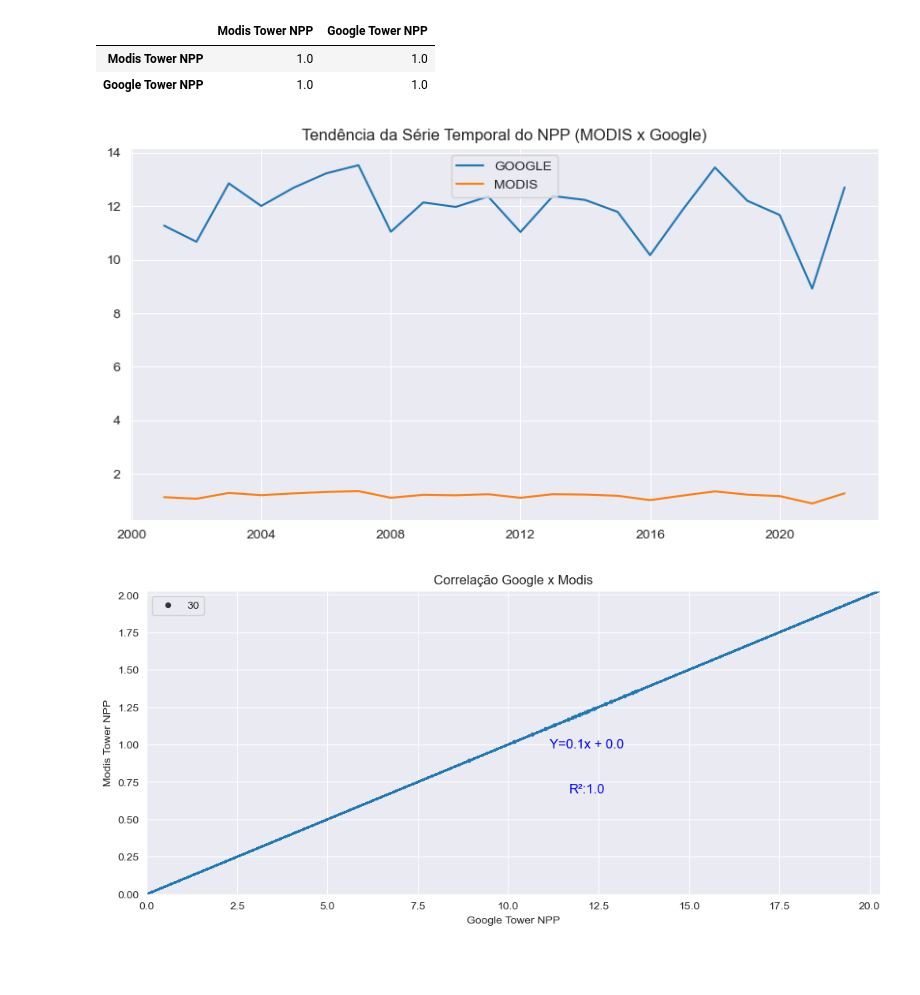
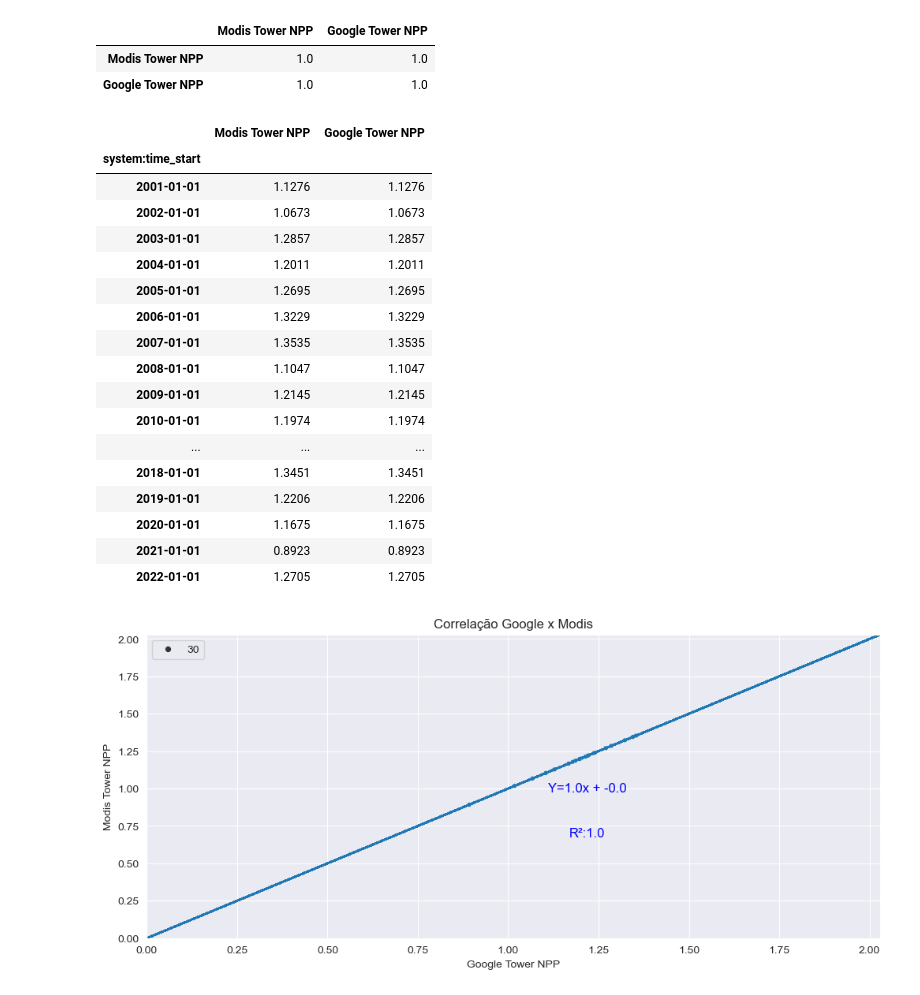
Before and after one commit to albert-santos/remote-sensing, a Jupyter notebook: Jean/Santarem/ComparacaoGoogle.ipynb, the cells around one changed output. Cells and saved outputs as stored; diff of their text form; code cells hidden in the pictures; blank space fills up the shorter version.

```diff
--- a/Jean/Santarem/ComparacaoGoogle.ipynb
+++ b/Jean/Santarem/ComparacaoGoogle.ipynb
@@ -167,24 +189,33 @@ npp_dataframe = {
     'Google Tower NPP': google_data['Npp'].values,
 }
 npp_dataframe = pd.DataFrame(npp_dataframe,index=npp_google.index)
-npp_dataframe['Google Tower NPP'] = pd.to_numeric(npp_dataframe['Google Tower NPP'])
+npp_dataframe['Google Tower NPP'] = pd.to_numeric(npp_dataframe['Google Tower NPP']) / 10
 npp_dataframe.corr()
 # %% [output]
 |  | Modis Tower NPP | Google Tower NPP |
 | Modis Tower NPP | 1.0 | 1.0 |
 | Google Tower NPP | 1.0 | 1.0 |
-# %%
-google_decomponsicao = seasonal_decompose(npp_dataframe['Google Tower NPP'])
-modis_decomponsicao = seasonal_decompose(npp_dataframe['Modis Tower NPP'])
-
-plt.figure(figsize=(10,5))
-plt.plot(google_decomponsicao.trend)
-plt.plot(modis_decomponsicao.trend)
-
-plt.title("Tendência da Série Temporal do NPP (MODIS x Google)")
-plt.legend(['GOOGLE','MODIS'],loc='upper center').set_visible(True)
-# %% [output]
-[figure, removed]
+# %%
+npp_dataframe
+# %% [output]
+|  | Modis Tower NPP | Google Tower NPP |
+| system:time_start |  |  |
+| 2001-01-01 | 1.1276 | 1.1276 |
+| 2002-01-01 | 1.0673 | 1.0673 |
+| 2003-01-01 | 1.2857 | 1.2857 |
+| 2004-01-01 | 1.2011 | 1.2011 |
+| 2005-01-01 | 1.2695 | 1.2695 |
+| 2006-01-01 | 1.3229 | 1.3229 |
+| 2007-01-01 | 1.3535 | 1.3535 |
+| 2008-01-01 | 1.1047 | 1.1047 |
+| 2009-01-01 | 1.2145 | 1.2145 |
+| 2010-01-01 | 1.1974 | 1.1974 |
+| ... | ... | ... |
+| 2018-01-01 | 1.3451 | 1.3451 |
+| 2019-01-01 | 1.2206 | 1.2206 |
+| 2020-01-01 | 1.1675 | 1.1675 |
+| 2021-01-01 | 0.8923 | 0.8923 |
+| 2022-01-01 | 1.2705 | 1.2705 |
 # %%
 eixo_x = 'Google Tower NPP'
 eixo_y = 'Modis Tower NPP'
```
Also changed, not shown: parts of 9 cells of this notebook.
